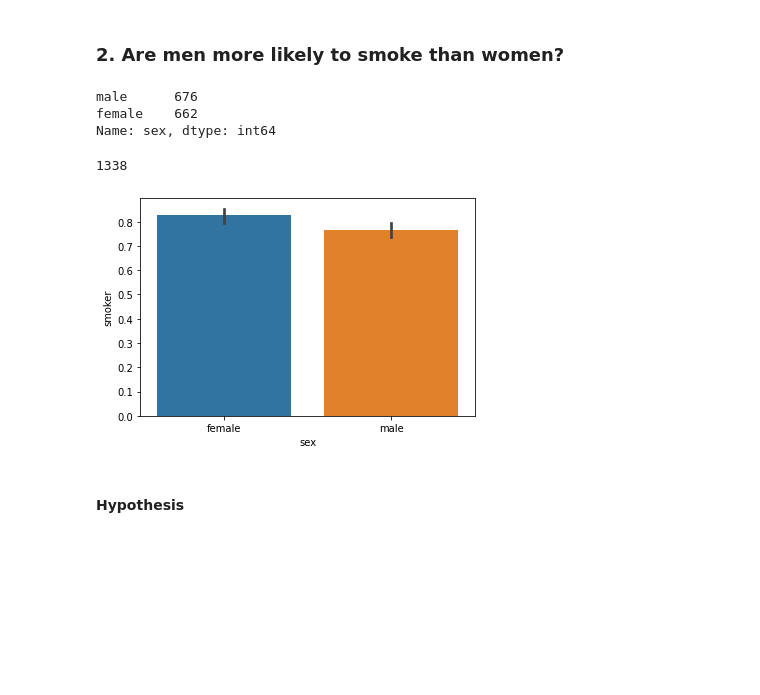
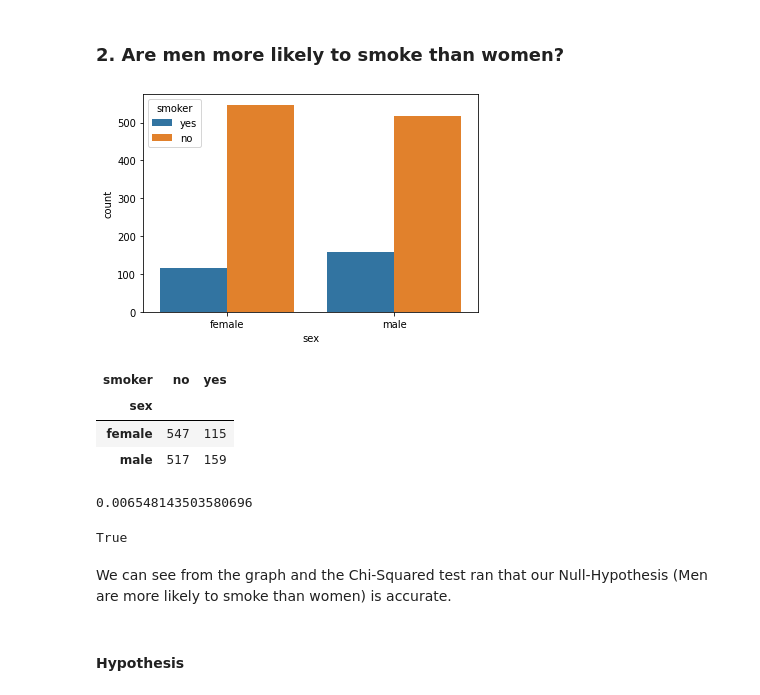
Before and after one commit to cole-beach/Hypothesis-Testing-with-Insurance-Data, a Jupyter notebook: Hypothesis Testing with Insurance Data.ipynb, the cells around one changed output. Drawn from its saved outputs; the diff is of its cells as text; code cells hidden in the pictures; blank space fills up the shorter version.

```diff
--- a/Hypothesis Testing with Insurance Data.ipynb
+++ b/Hypothesis Testing with Insurance Data.ipynb
@@ -137,9 +137,3 @@ result_non_smokers
 NormaltestResult(statistic=163.80367047789198, pvalue=2.6945416315543976e-36)
 # %% [markdown]
 ### 2. Are men more likely to smoke than women?
-# %%
-df['sex'].value_counts()
-# %% [output]
-male      676
-female    662
-Name: sex, dtype: int64
@@ -148,12 +140,28 @@ Name: sex, dtype: int64
-# %%
-bin_smoker = df['smoker'].replace({'yes': 0, 'no': 1})
-bin_smoker.count()
-# %% [output]
-1338
 # %%
-sns.barplot(data=df, x='sex', y=bin_smoker);
+sns.countplot(data=df, x='sex', hue='smoker');
 # %% [output]
-[figure, old version]
+[figure, new version]
+# %%
+table = pd.crosstab(df['sex'], df['smoker'])
+table
+# %% [output]
+| smoker | no | yes |
+| sex |  |  |
+| female | 547 | 115 |
+| male | 517 | 159 |
+# %%
+# Run the Test and Save the Output
+result = stats.chi2_contingency(table)
+chi2, p, deg_free, expected_vals = result #this labels the results
+
+# What was our p-value?
+print(p)
+p<.05
+# %% [output]
+0.006548143503580696
+True
+# %% [markdown]
+We can see from the graph and the Chi-Squared test ran that our Null-Hypothesis (Men are more likely to smoke than women) is accurate.
 # %% [markdown]
 #### Hypothesis
 # %% [markdown]
```
Also changed, not shown: parts of 25 cells of this notebook.
